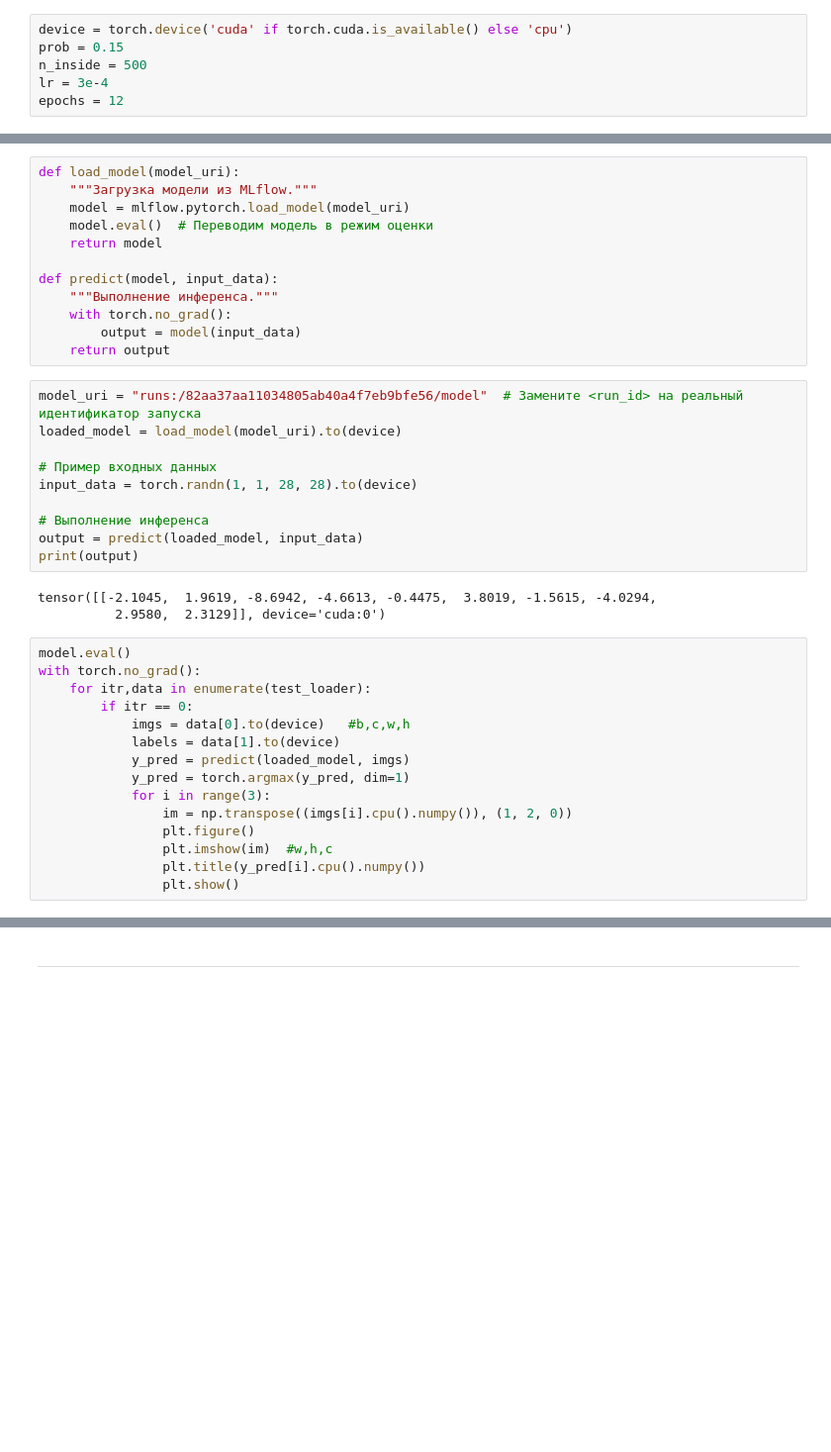
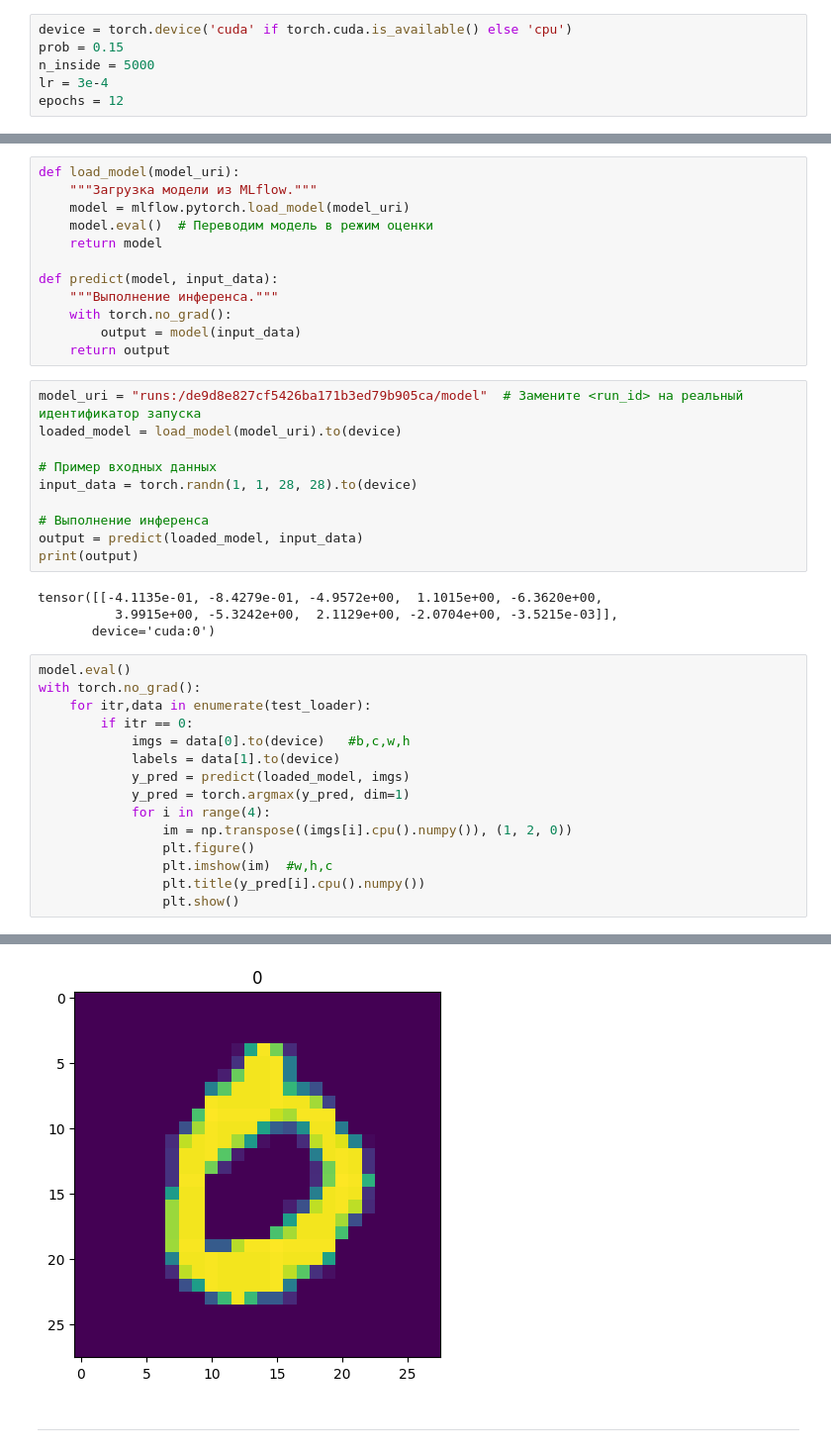
Before and after one commit to Koldim2001/MLflow_tracking, a Jupyter notebook: test_mlflow_pytorch.ipynb, the cells around one changed output, grey strips where cells are left out. Shown at 99% size. Drawn from its saved outputs; the diff is of its cells as text; blank space fills up the shorter version.

```diff
--- a/test_mlflow_pytorch.ipynb
+++ b/test_mlflow_pytorch.ipynb
@@ -194,7 +194,7 @@ mlflow_logger.setLevel(logging.ERROR)
 # %%
 device = torch.device('cuda' if torch.cuda.is_available() else 'cpu')
 prob = 0.15
-n_inside = 500
+n_inside = 5000
 lr = 3e-4
 epochs = 12
 # %%
@@ -311,7 +317,7 @@ def predict(model, input_data):
         output = model(input_data)
     return output
 # %%
-model_uri = "runs:/82aa37aa11034805ab40a4f7eb9bfe56/model"  # Замените <run_id> на реальный идентификатор запуска
+model_uri = "runs:/de9d8e827cf5426ba171b3ed79b905ca/model"  # Замените <run_id> на реальный идентификатор запуска
 loaded_model = load_model(model_uri).to(device)
 
 # Пример входных данных
@@ -321,26 +327,28 @@ input_data = torch.randn(1, 1, 28, 28).to(device)
 output = predict(loaded_model, input_data)
 print(output)
 # %% [output]
-tensor([[-2.1045,  1.9619, -8.6942, -4.6613, -0.4475,  3.8019, -1.5615, -4.0294,
-          2.9580,  2.3129]], device='cuda:0')
+tensor([[-4.1135e-01, -8.4279e-01, -4.9572e+00,  1.1015e+00, -6.3620e+00,
+          3.9915e+00, -5.3242e+00,  2.1129e+00, -2.0704e+00, -3.5215e-03]],
+       device='cuda:0')
 # %%
 model.eval()
 with torch.no_grad():
     for itr,data in enumerate(test_loader):
         if itr == 0:
             imgs = data[0].to(device)   #b,c,w,h
             labels = data[1].to(device)
             y_pred = predict(loaded_model, imgs)
             y_pred = torch.argmax(y_pred, dim=1)
-            for i in range(3):
+            for i in range(4):
                 im = np.transpose((imgs[i].cpu().numpy()), (1, 2, 0))
                 plt.figure()
                 plt.imshow(im)  #w,h,c
                 plt.title(y_pred[i].cpu().numpy())
                 plt.show()
 # %% [output]
 [figure]
 [figure]
 [figure]
+[figure, added]
 # %% [markdown]
 ___
```
Also changed, not shown: parts of 1 cell of this notebook.
